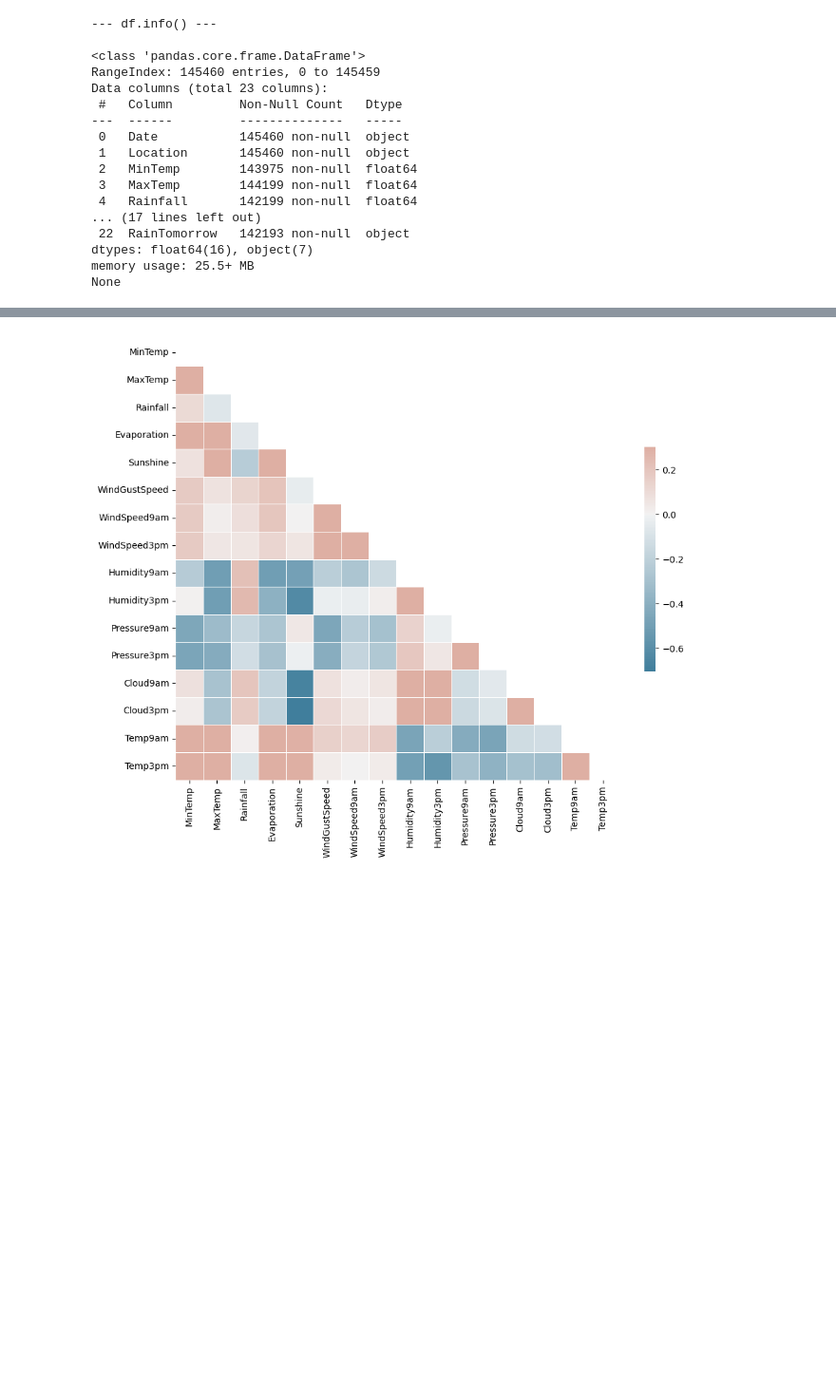
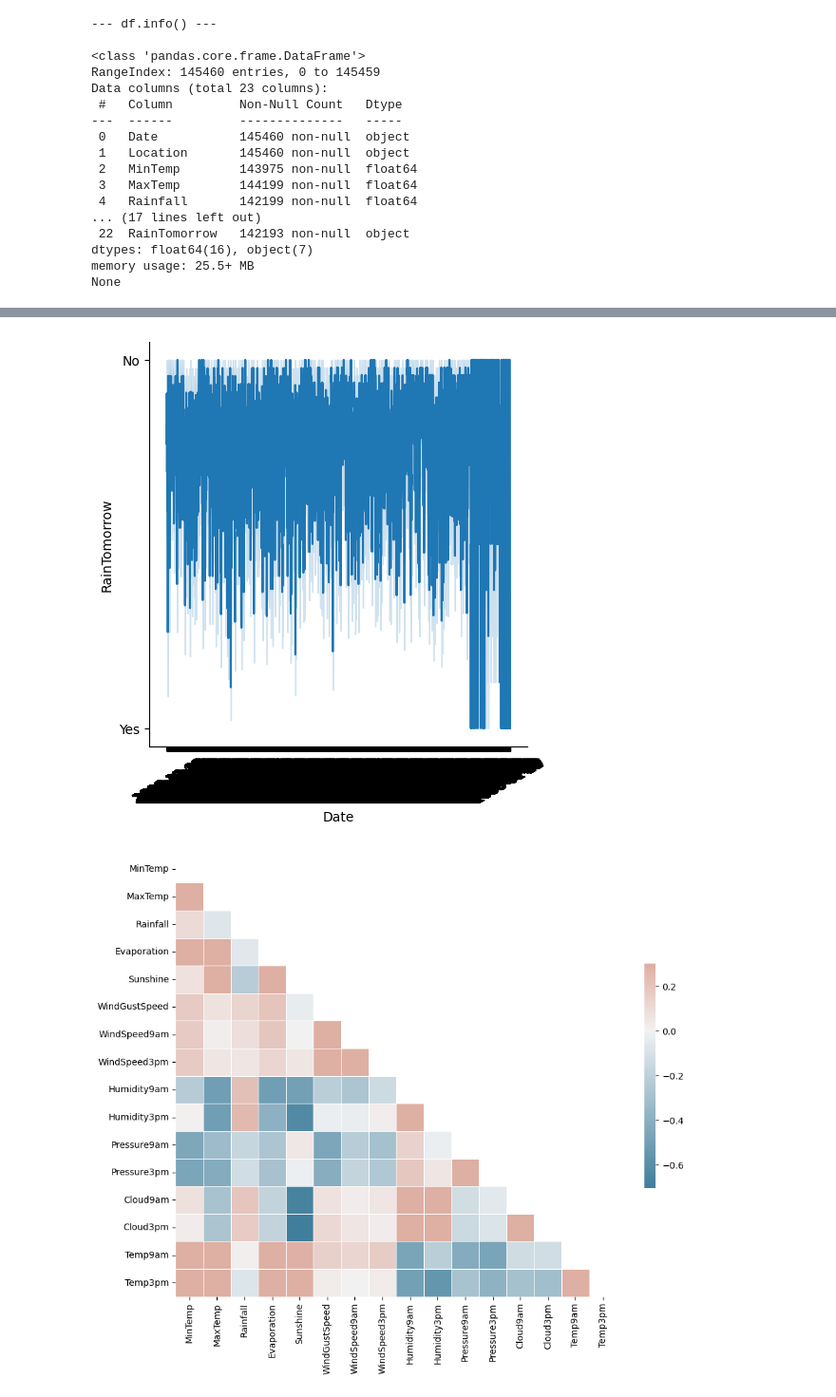
Before and after one commit to tobiasBayha/rainPredictionAustralia, a Jupyter notebook: notebooks/Tobias.ipynb, the cells around one changed output, grey strips where cells are left out. Shown: that part at 95% size. Drawn from its saved outputs; the diff is of its cells as text; code cells hidden in the pictures; blank space fills up the shorter version.

```diff
--- a/notebooks/Tobias.ipynb
+++ b/notebooks/Tobias.ipynb
@@ -110 +129,16 @@ for feature in df.columns:
+# %%
+# create plots for each feature
+# Accounting for the mean, 95% Accuracy
+for feature_name in df.columns:
+    sns.relplot(
+        data=df, kind="line",
+        x=feature_name, y="RainTomorrow",
+        legend="brief"
+    )
+
+    plt.xticks(rotation=30)
+    plt.show()
+    break
+# %% [output]
+[figure, added]
 # %%
```
Also changed, not shown: parts of 17 cells of this notebook.
